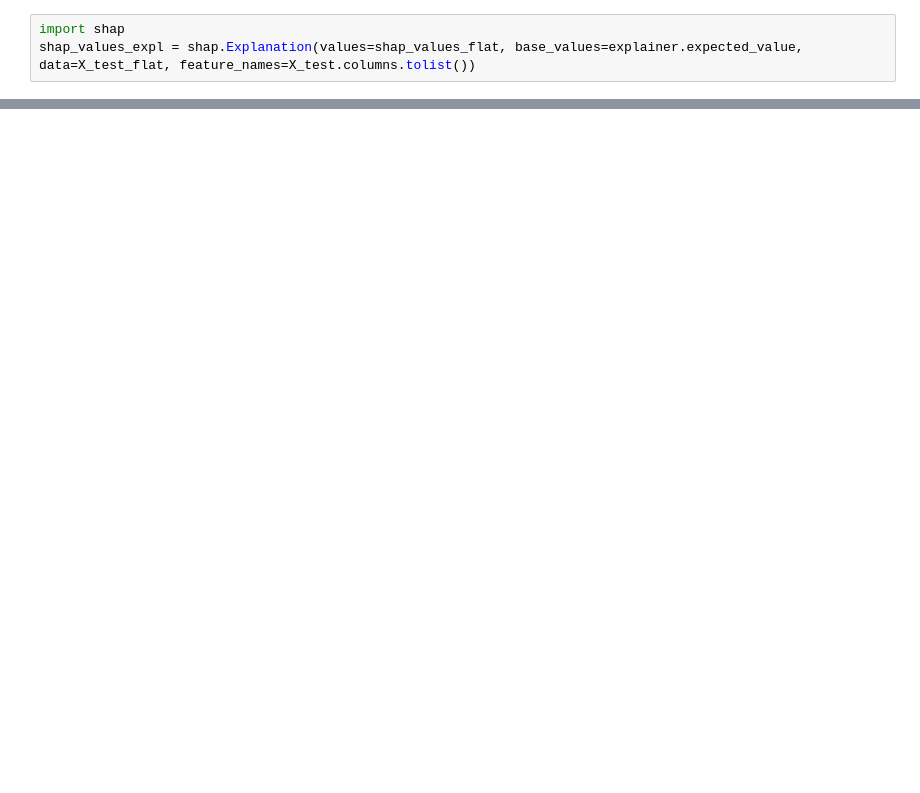
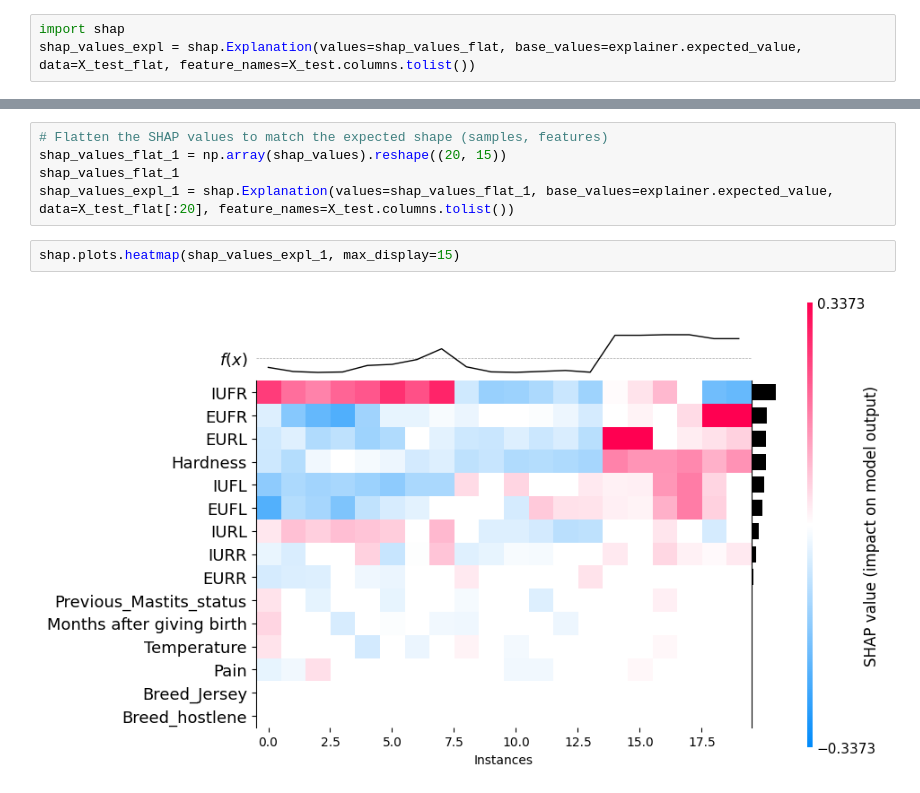
Before and after one commit to kshaheen25/thesis-xai-repo, a Jupyter notebook: lstm-3d-shap.ipynb, the cells around one changed output, grey strips where cells are left out. Saved outputs shown, nothing was run; the diff lists cells and outputs as text; blank space fills up the shorter version.

Commit message:
Kaggle Notebook | LSTM_3D_SHAP | Version 5

```diff
--- a/lstm-3d-shap.ipynb
+++ b/lstm-3d-shap.ipynb
@@ -715,0 +716,9 @@ shap.plots.heatmap(shap_values_expl, max_display=15)
+# %%
+# Flatten the SHAP values to match the expected shape (samples, features)
+shap_values_flat_1 = np.array(shap_values).reshape((20, 15))
+shap_values_flat_1
+shap_values_expl_1 = shap.Explanation(values=shap_values_flat_1, base_values=explainer.expected_value, data=X_test_flat[:20], feature_names=X_test.columns.tolist())
+# %%
+shap.plots.heatmap(shap_values_expl_1, max_display=15)
+# %% [output]
+[figure, added]
```
Also changed, not shown: parts of 27 cells of this notebook.
